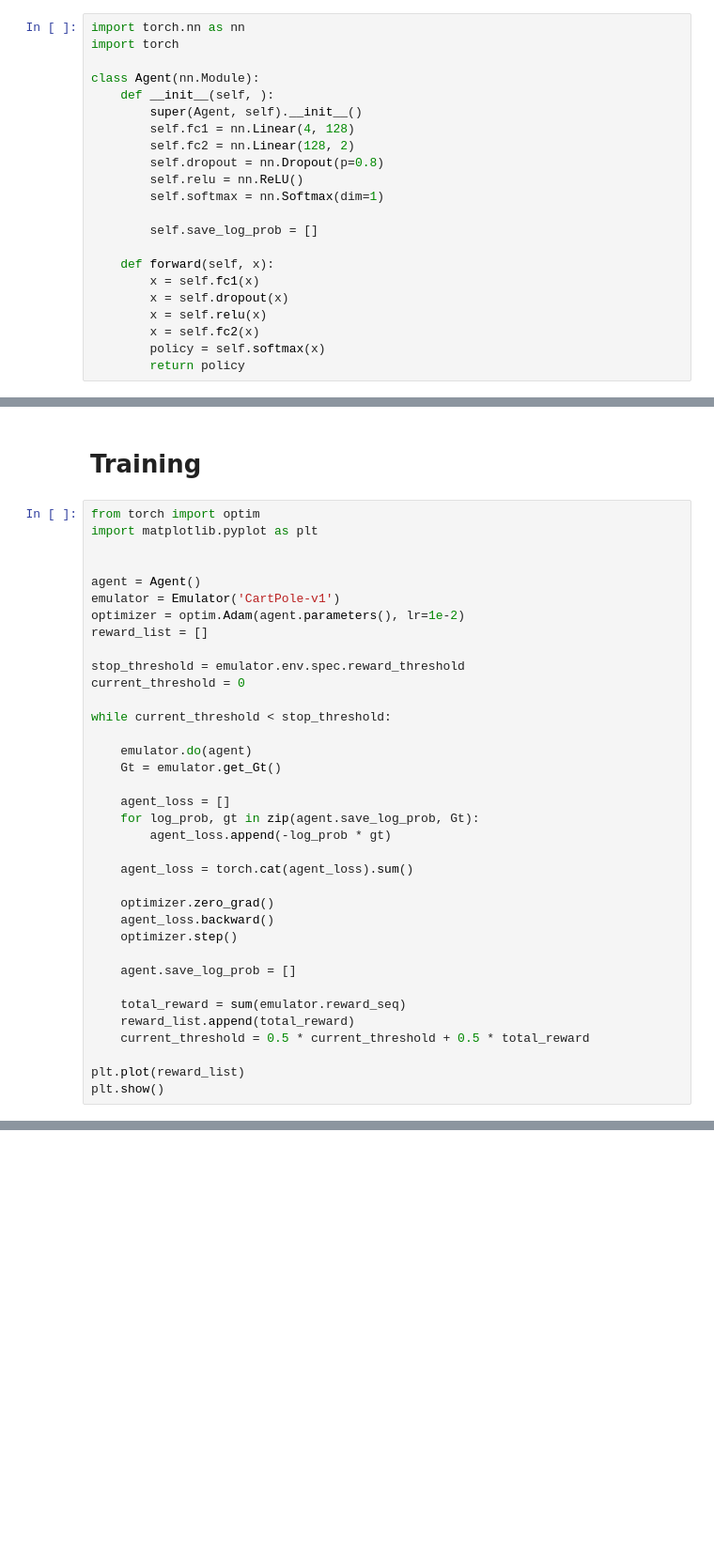
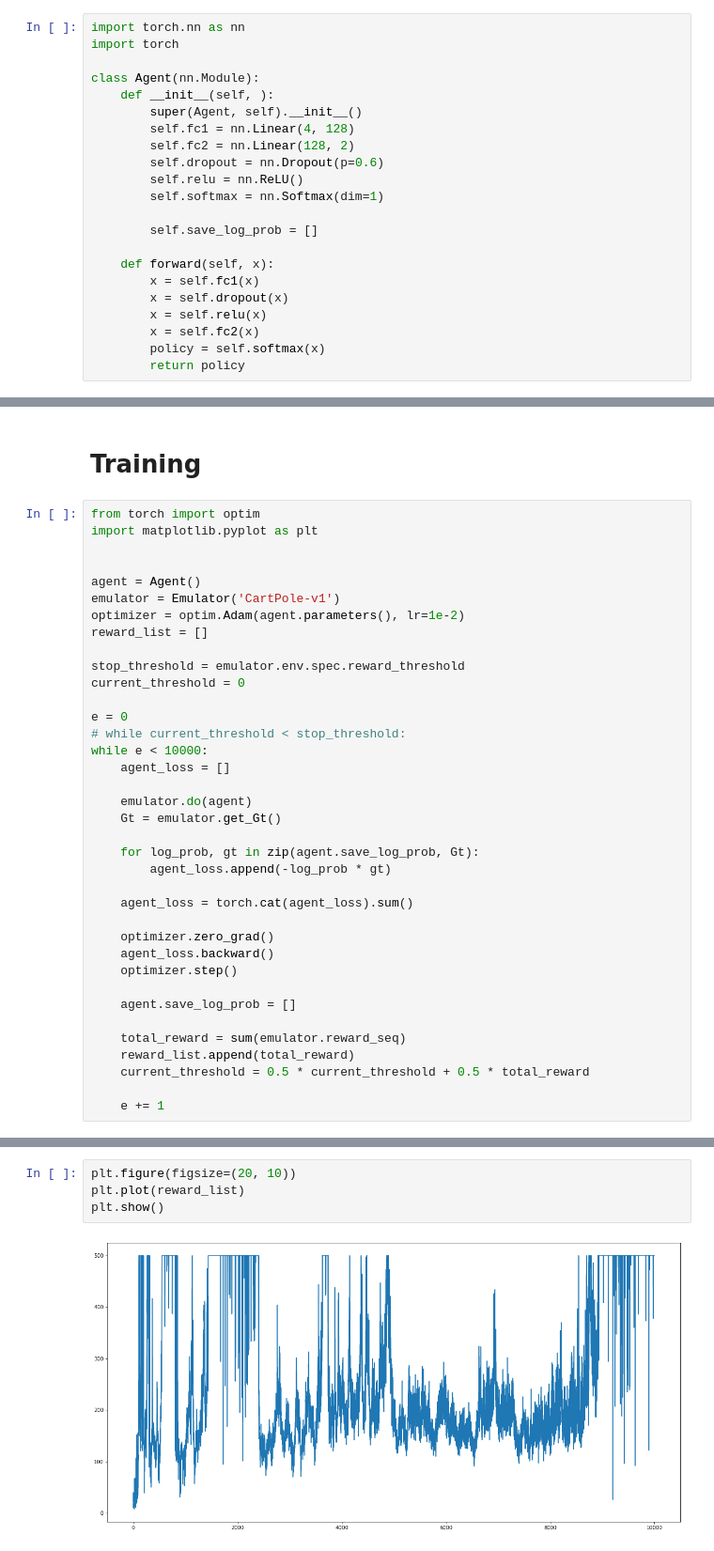
Before and after one commit to xx529/Reinforcement-Learning, a Jupyter notebook: Policy Gradient/Reducing_Variance_Using_Baseline.ipynb, the cells around one changed output, grey strips where cells are left out. Shown: that part at 94% size. Cells and saved outputs as stored; diff of their text form; blank space fills up the shorter version.

```diff
--- a/Policy Gradient/Reducing_Variance_Using_Baseline.ipynb
+++ b/Policy Gradient/Reducing_Variance_Using_Baseline.ipynb
@@ -17,7 +17,7 @@ class Agent(nn.Module):
         super(Agent, self).__init__()
         self.fc1 = nn.Linear(4, 128)
         self.fc2 = nn.Linear(128, 2)
-        self.dropout = nn.Dropout(p=0.8)
+        self.dropout = nn.Dropout(p=0.6)
         self.relu = nn.ReLU()
         self.softmax = nn.Softmax(dim=1)
 
@@ -91,12 +91,14 @@ reward_list = []
 stop_threshold = emulator.env.spec.reward_threshold
 current_threshold = 0
 
-while current_threshold < stop_threshold:
+e = 0
+# while current_threshold < stop_threshold:
+while e < 10000:
+    agent_loss = []
 
     emulator.do(agent)
     Gt = emulator.get_Gt()
 
-    agent_loss = []
     for log_prob, gt in zip(agent.save_log_prob, Gt):
         agent_loss.append(-log_prob * gt)
 
@@ -112,5 +114,4 @@ while current_threshold < stop_threshold:
     reward_list.append(total_reward)
     current_threshold = 0.5 * current_threshold + 0.5 * total_reward
 
-plt.plot(reward_list)
-plt.show()
+    e += 1
@@ -118,0 +118,6 @@ plt.show()
+# %%
+plt.figure(figsize=(20, 10))
+plt.plot(reward_list)
+plt.show()
+# %% [output]
+[figure, added]
```
Also changed, not shown: parts of 2 cells of this notebook.
